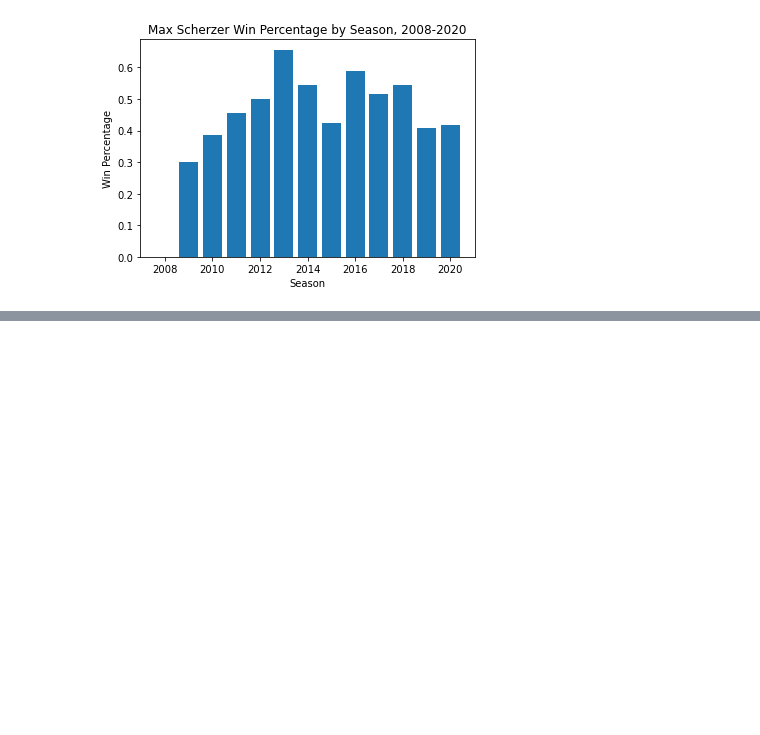
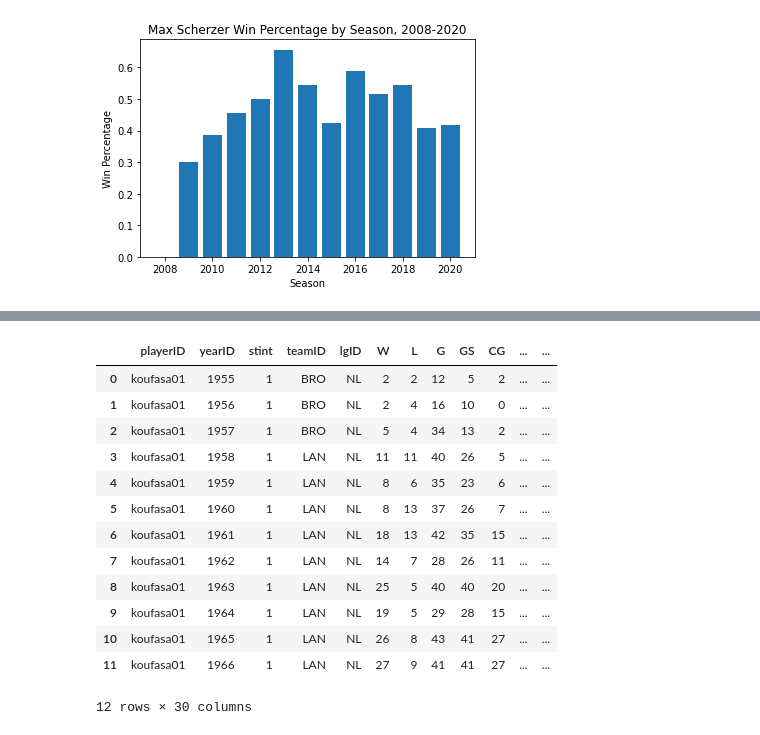
Before and after one commit to matthewjchin/baseballstats, a Jupyter notebook: Pitching.ipynb, the cells around one changed output, grey strips where cells are left out. Saved outputs shown, nothing was run; the diff lists cells and outputs as text; code cells hidden in the pictures; blank space fills up the shorter version.

Commit message:
Added Koufax stats

```diff
--- a/Pitching.ipynb
+++ b/Pitching.ipynb
@@ -162,0 +165,14 @@ plt.show()
+# %%
+# Sandy Koufax numbers - koufasa01
+
+koufax_stats = pd.DataFrame(columns=['playerID', 'yearID', 'stint', 'teamID', 'lgID', 'W', 'L', 'G', 'GS',
+       'CG', 'SHO', 'SV', 'IPouts', 'H', 'ER', 'HR', 'BB', 'SO', 'BAOpp',
+       'ERA', 'IBB', 'WP', 'HBP', 'BK', 'BFP', 'GF', 'R', 'SH', 'SF', 'GIDP'])
+counter = 0
+
+
+for a in pitcher_arr:
+    if a[0] == 'koufasa01':
+        koufax_stats.loc[counter] = a
+        print(a)
+        counter += 1
@@ -162,0 +197,17 @@ plt.show()
+# %%
+koufax_stats
+# %% [output]
+|  | playerID | yearID | stint | teamID | lgID | W | L | G | GS | CG | ... | ... |
+| 0 | koufasa01 | 1955 | 1 | BRO | NL | 2 | 2 | 12 | 5 | 2 | ... | ... |
+| 1 | koufasa01 | 1956 | 1 | BRO | NL | 2 | 4 | 16 | 10 | 0 | ... | ... |
+| 2 | koufasa01 | 1957 | 1 | BRO | NL | 5 | 4 | 34 | 13 | 2 | ... | ... |
+| 3 | koufasa01 | 1958 | 1 | LAN | NL | 11 | 11 | 40 | 26 | 5 | ... | ... |
+| 4 | koufasa01 | 1959 | 1 | LAN | NL | 8 | 6 | 35 | 23 | 6 | ... | ... |
+| 5 | koufasa01 | 1960 | 1 | LAN | NL | 8 | 13 | 37 | 26 | 7 | ... | ... |
+| 6 | koufasa01 | 1961 | 1 | LAN | NL | 18 | 13 | 42 | 35 | 15 | ... | ... |
+| 7 | koufasa01 | 1962 | 1 | LAN | NL | 14 | 7 | 28 | 26 | 11 | ... | ... |
+| 8 | koufasa01 | 1963 | 1 | LAN | NL | 25 | 5 | 40 | 40 | 20 | ... | ... |
+| 9 | koufasa01 | 1964 | 1 | LAN | NL | 19 | 5 | 29 | 28 | 15 | ... | ... |
+| 10 | koufasa01 | 1965 | 1 | LAN | NL | 26 | 8 | 43 | 41 | 27 | ... | ... |
+| 11 | koufasa01 | 1966 | 1 | LAN | NL | 27 | 9 | 41 | 41 | 27 | ... | ... |
+12 rows × 30 columns
```
Also changed, not shown: parts of 2 cells of this notebook.
